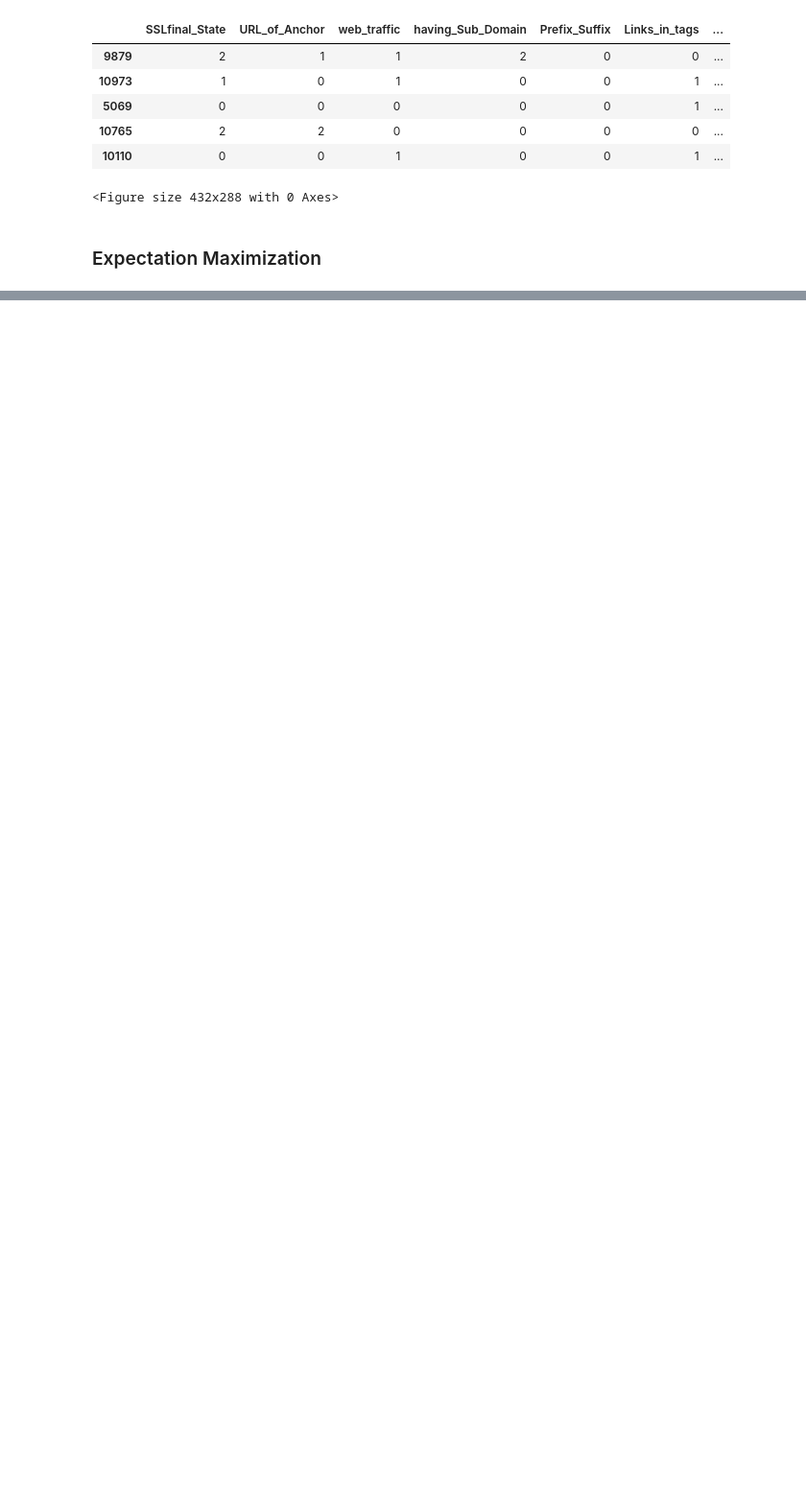
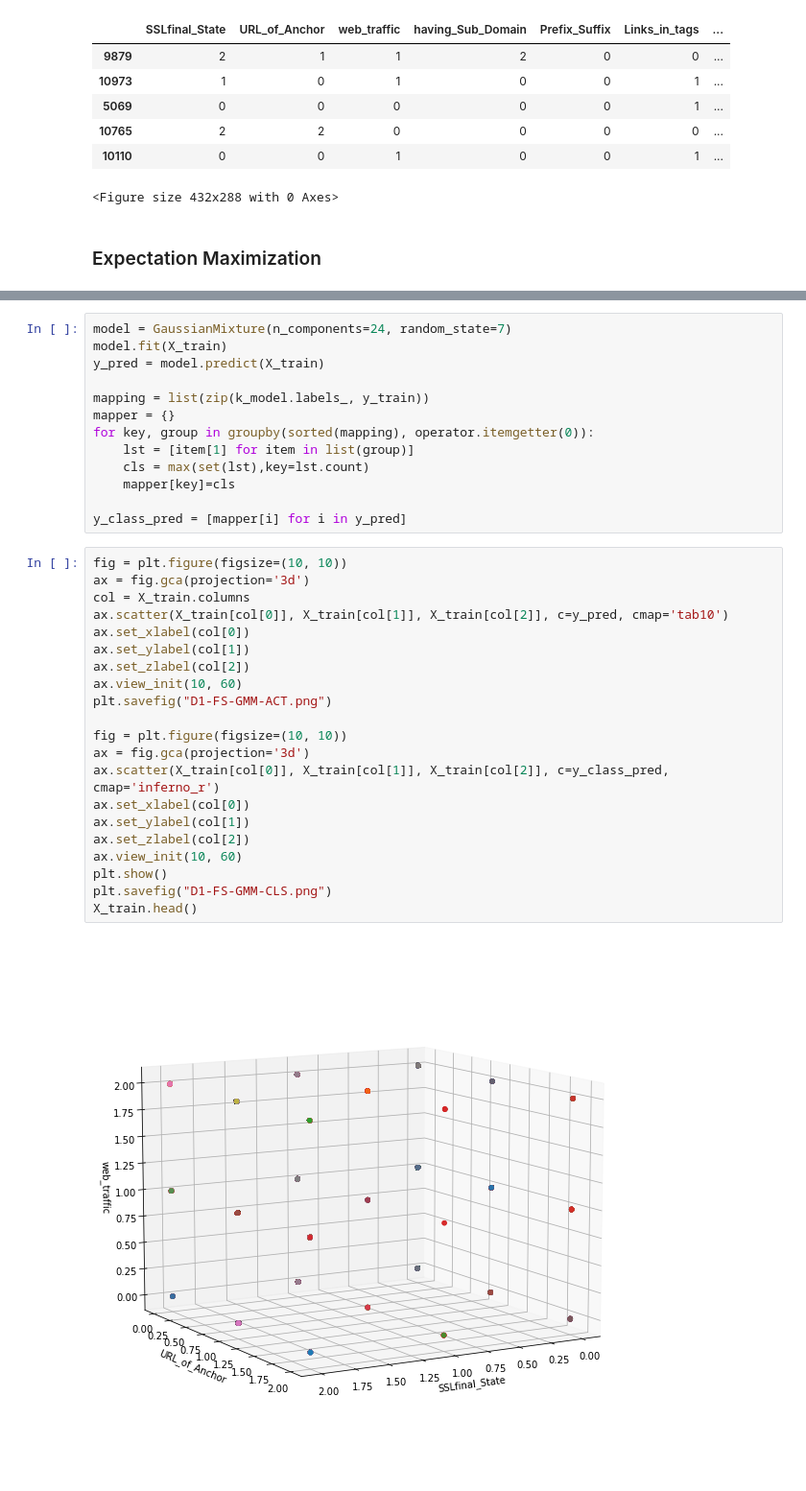
Before and after one commit to prasannspv/Machine-Learning-Notebooks, a Jupyter notebook: Assignment 3/Random Forests for Feature Selection.ipynb, the cells around one changed output, grey strips where cells are left out. Shown at 96% size. Drawn from its saved outputs; the diff is of its cells as text; blank space fills up the shorter version.

```diff
--- a/Assignment 3/Random Forests for Feature Selection.ipynb
+++ b/Assignment 3/Random Forests for Feature Selection.ipynb
@@ -682,0 +699,36 @@ plt.savefig("Data1-EM_FS.png")
+# %%
+model = GaussianMixture(n_components=24, random_state=7)
+model.fit(X_train)
+y_pred = model.predict(X_train)
+
+mapping = list(zip(k_model.labels_, y_train))
+mapper = {}
+for key, group in groupby(sorted(mapping), operator.itemgetter(0)):
+    lst = [item[1] for item in list(group)]
+    cls = max(set(lst),key=lst.count)
+    mapper[key]=cls
+
+y_class_pred = [mapper[i] for i in y_pred]
+# %%
+fig = plt.figure(figsize=(10, 10))
+ax = fig.gca(projection='3d')
+col = X_train.columns
+ax.scatter(X_train[col[0]], X_train[col[1]], X_train[col[2]], c=y_pred, cmap='tab10')
+ax.set_xlabel(col[0])
+ax.set_ylabel(col[1])
+ax.set_zlabel(col[2])
+ax.view_init(10, 60)
+plt.savefig("D1-FS-GMM-ACT.png")
+
+fig = plt.figure(figsize=(10, 10))
+ax = fig.gca(projection='3d')
+ax.scatter(X_train[col[0]], X_train[col[1]], X_train[col[2]], c=y_class_pred, cmap='inferno_r')
+ax.set_xlabel(col[0])
+ax.set_ylabel(col[1])
+ax.set_zlabel(col[2])
+ax.view_init(10, 60)
+plt.show()
+plt.savefig("D1-FS-GMM-CLS.png")
+X_train.head()
+# %% [output]
+[figure, added]
```
Also changed, not shown: parts of 5 cells of this notebook, 3 other files.
